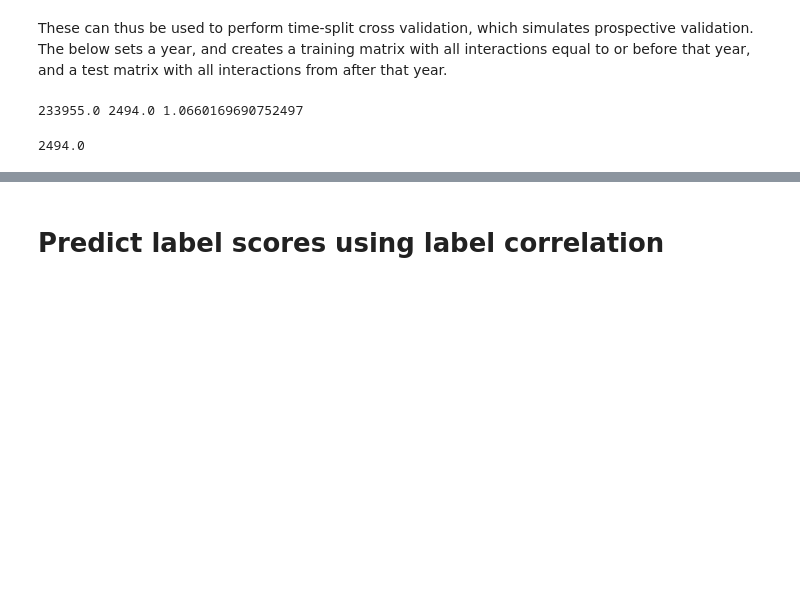
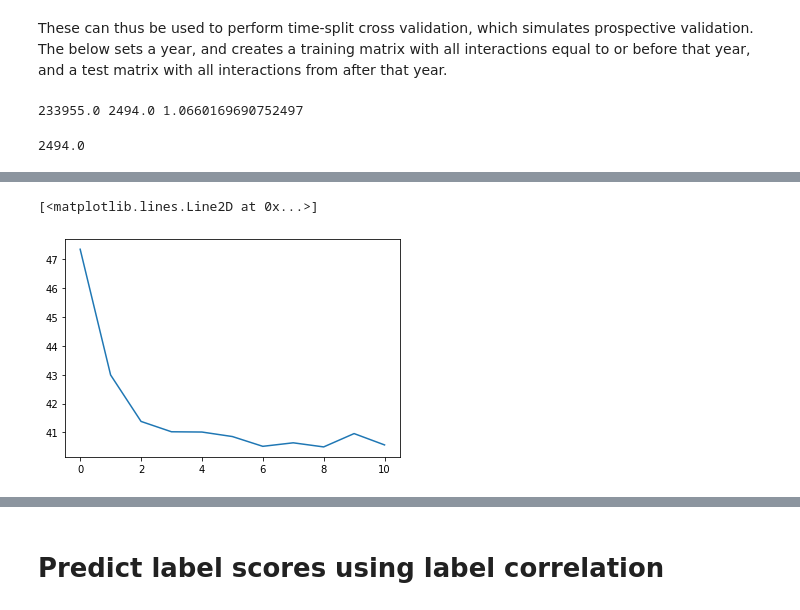
Before and after one commit to ljmartin/molrec, a Jupyter notebook: time_split/code_testing.ipynb, the cells around one changed output, grey strips where cells are left out. Cells and saved outputs as stored; diff of their text form; code cells hidden in the pictures; blank space fills up the shorter version.

```diff
--- a/time_split/code_testing.ipynb
+++ b/time_split/code_testing.ipynb
@@ -68,0 +200,41 @@ test.sum()
+# %%
+import lightfm
+means2 =list()
+medians2=list()
+kdes2=list()
+
+##LightFM:
+#lightfm 'user id' (chemical id)
+cid = np.arange(train.shape[0])
+#lightfm 'item id' (target id)
+tid = np.arange(train.shape[1])
+model = lightfm.LightFM(no_components = 127,
+                           loss='warp',
+                           max_sampled=9,
+                           learning_rate=0.056129688436596194)
+model.fit(sparse.csr_matrix(train), epochs=6)
+lfm_prediction_matrix = model.predict(np.repeat(cid, len(tid)), np.tile(tid, len(cid)))
+lfm_prediction_matrix = np.reshape(lfm_prediction_matrix, (len(cid), len(tid)))
+
+ranks = utils.evaluate_predictions(lfm_prediction_matrix, test)
+m, med, kde = plot_ranks(ranks)
+means2.append(m)
+medians2.append(med)
+kdes2.append(kde)
+
+for _ in range(10):
+    print(_)
+    model = lightfm.LightFM(no_components = 127,
+                           loss='warp',
+                           max_sampled=9,
+                           learning_rate=0.056129688436596194)
+    model.fit(sparse.csr_matrix(train), epochs=6)
+
+    temp = model.predict(np.repeat(cid, len(tid)), np.tile(tid, len(cid)))
+    lfm_prediction_matrix+=np.reshape(temp, (len(cid), len(tid)))
+
+    ranks = utils.evaluate_predictions(lfm_prediction_matrix, test)
+    m, med, kde = plot_ranks(ranks)
+    means2.append(m)
+    medians2.append(med)
+    kdes2.append(kde)
@@ -68,0 +252,5 @@ test.sum()
+# %%
+plt.plot(means2)
+# %% [output]
+[<matplotlib.lines.Line2D at 0x...>]
+[figure, added]
```
Also changed, not shown: parts of 71 cells of this notebook, 13 other files.
